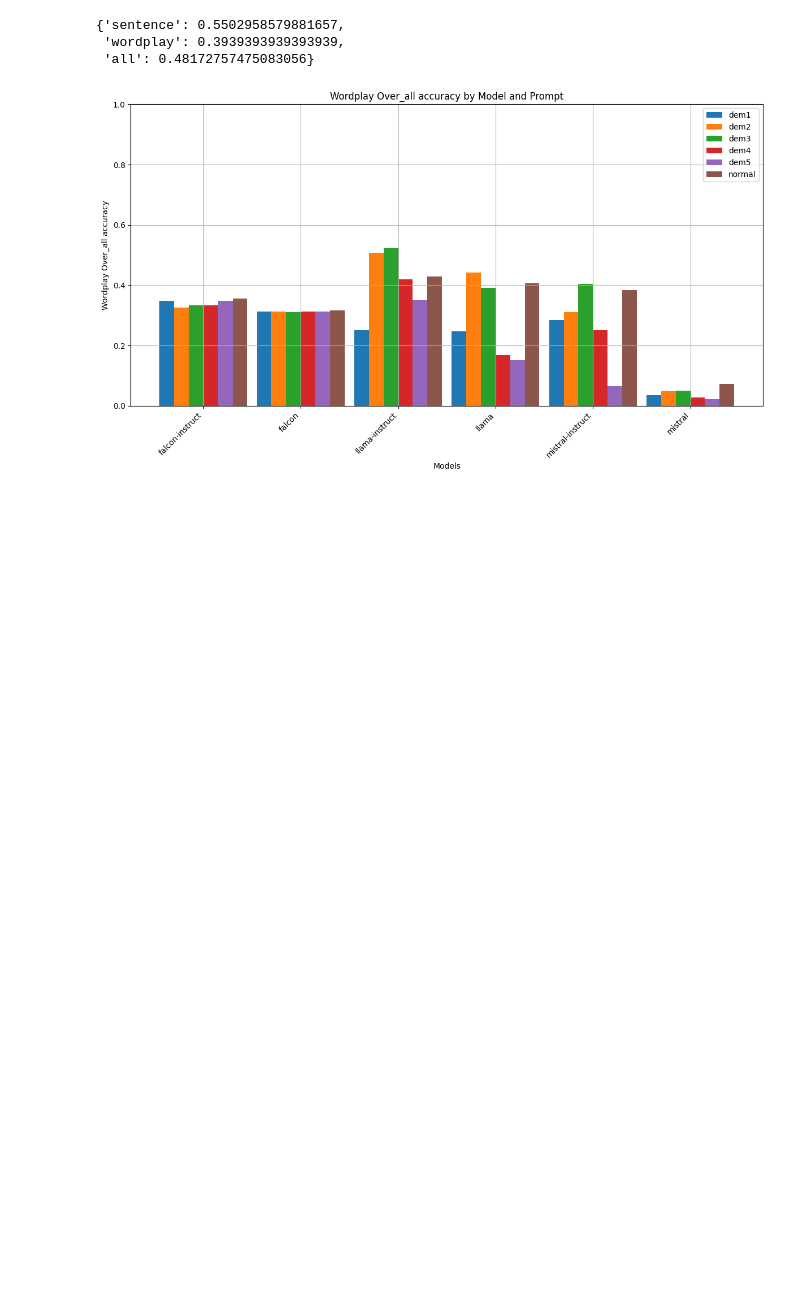
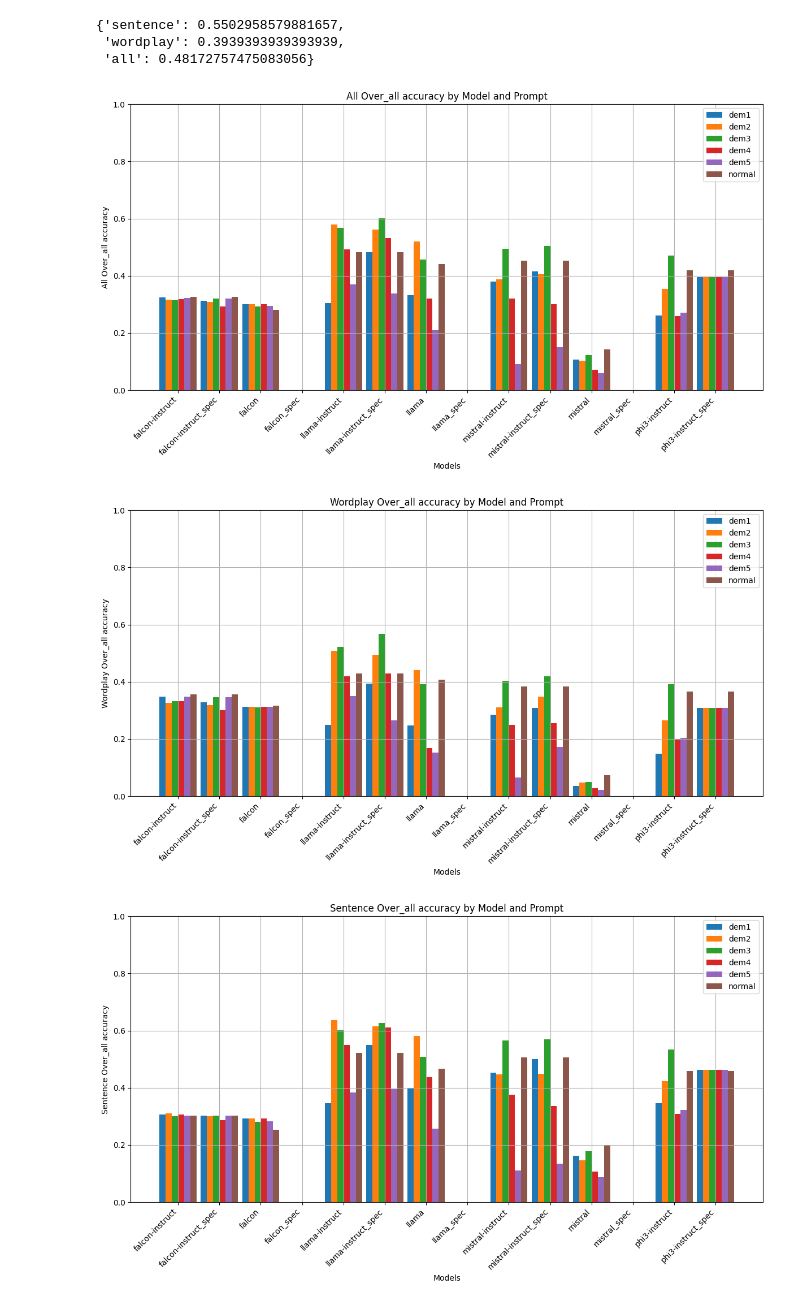
Before and after one commit to rangoiv/tar-projekt, a Jupyter notebook: compare-prompts/graph.ipynb, the cells around one changed output. Drawn from its saved outputs; the diff is of its cells as text; code cells hidden in the pictures; blank space fills up the shorter version.

```diff
--- a/compare-prompts/graph.ipynb
+++ b/compare-prompts/graph.ipynb
@@ -108,24 +108,29 @@ def plot_accuracies(models, accuracy_group='sentence', accuracy_type=None, skip_
 # %%
 models = [
     "falcon-instruct",
     "falcon",
     "llama-instruct",
     "llama",
     # "olmo-instruct",
     "mistral-instruct",
-    "mistral"
+    "mistral",
+    "phi3-instruct"
 ]
 
 accuracy_type = 'over_all accuracy'
 accuracy_type = 'original_accuracy'
 accuracy_type = 'semantic_accuracy'
 accuracy_type = 'context_accuracy'
 
 # plot_accuracies(models, accuracy_group="wordplay", accuracy_type=accuracy_type)
 # plot_accuracies(models, accuracy_group="sentence", accuracy_type=accuracy_type)
 # plot_accuracies(models, accuracy_group="all", accuracy_type='original_accuracy')
 # plot_accuracies(models, accuracy_group="all", accuracy_type='context_accuracy')
-plot_accuracies(models, accuracy_group="wordplay", accuracy_type='over_all accuracy', skip_spec=True)
+plot_accuracies(models, accuracy_group="all", accuracy_type='over_all accuracy', skip_spec=False)
+plot_accuracies(models, accuracy_group="wordplay", accuracy_type='over_all accuracy', skip_spec=False)
+plot_accuracies(models, accuracy_group="sentence", accuracy_type='over_all accuracy', skip_spec=False)
 # plot_accuracies(models, accuracy_group="sentence", accuracy_type='over_all accuracy', skip_spec=False)
 # %% [output]
-[figure, old version]
+[figure, new version]
+[figure, added]
+[figure, added]
```
Also changed, not shown: 12 other files.
